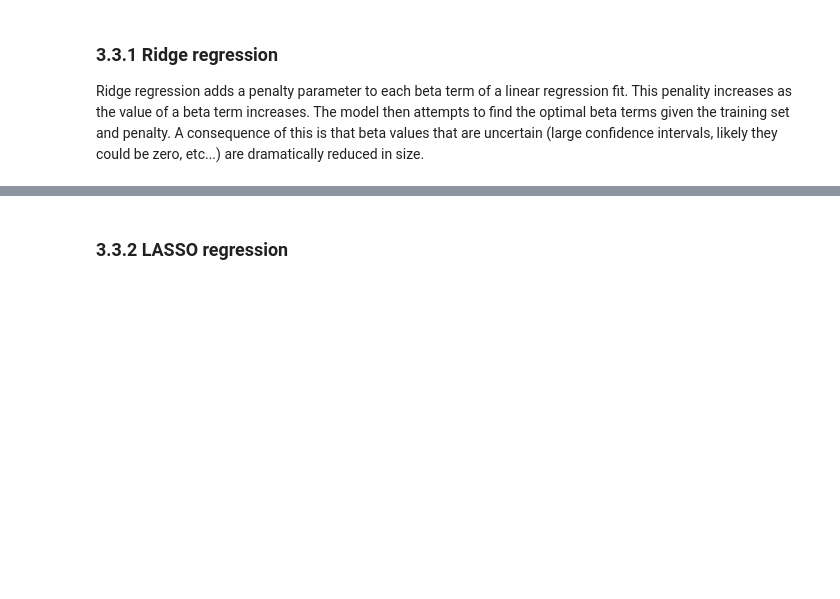
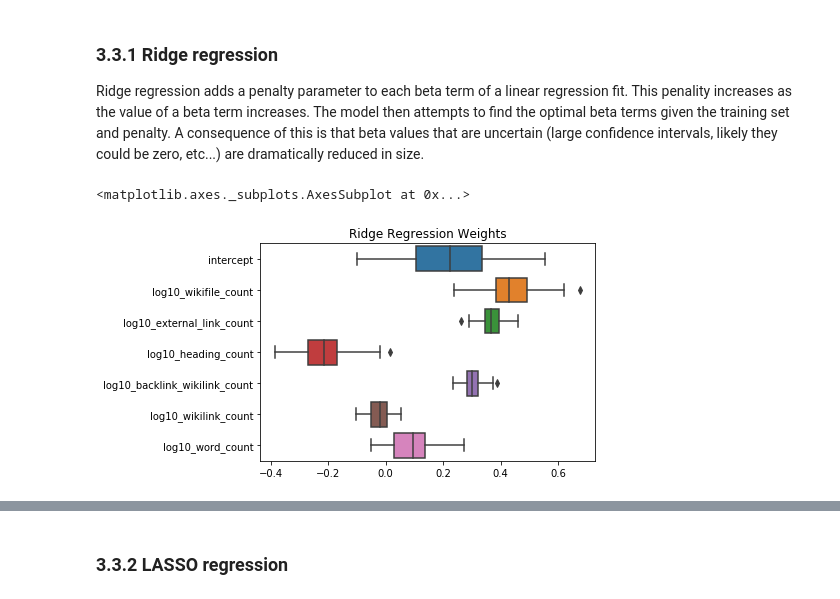
Before and after one commit to wmvoje/wiki_stub_expansion, a Jupyter notebook: data_analysis/Regression_What correlates to pageviews.ipynb, the cells around one changed output, grey strips where cells are left out. Cells and saved outputs as stored; diff of their text form; code cells hidden in the pictures; blank space fills up the shorter version.

```diff
--- a/data_analysis/Regression_What correlates to pageviews.ipynb
+++ b/data_analysis/Regression_What correlates to pageviews.ipynb
@@ -486,6 +482,15 @@ def plot_feature_importance(results, X_labels, label='', title=None):
 ### 3.3.1 Ridge regression
 
 Ridge regression adds a penalty parameter to each beta term of a linear regression fit. This penality increases as the value of a beta term increases. The model then attempts to find the optimal beta terms given the training set and penalty. A consequence of this is that beta values that are uncertain (large confidence intervals, likely they could be zero, etc...) are dramatically reduced in size.
+# %%
+from sklearn.linear_model import Ridge
+ridge = Ridge(alpha=0.01, normalize=True)
+
+results = cross_val_parameters(resampled_data[X_columns], resampled_data[y_column], ridge, cv=100)
+plot_feature_importance(results, X_columns, title='Ridge Regression Weights')
+# %% [output]
+<matplotlib.axes._subplots.AxesSubplot at 0x...>
+[figure, added]
 # %%
 from sklearn.linear_model import Ridge
 ridge = Ridge(alpha=0.1, normalize=True)
```
Also changed, not shown: parts of 12 cells of this notebook.
